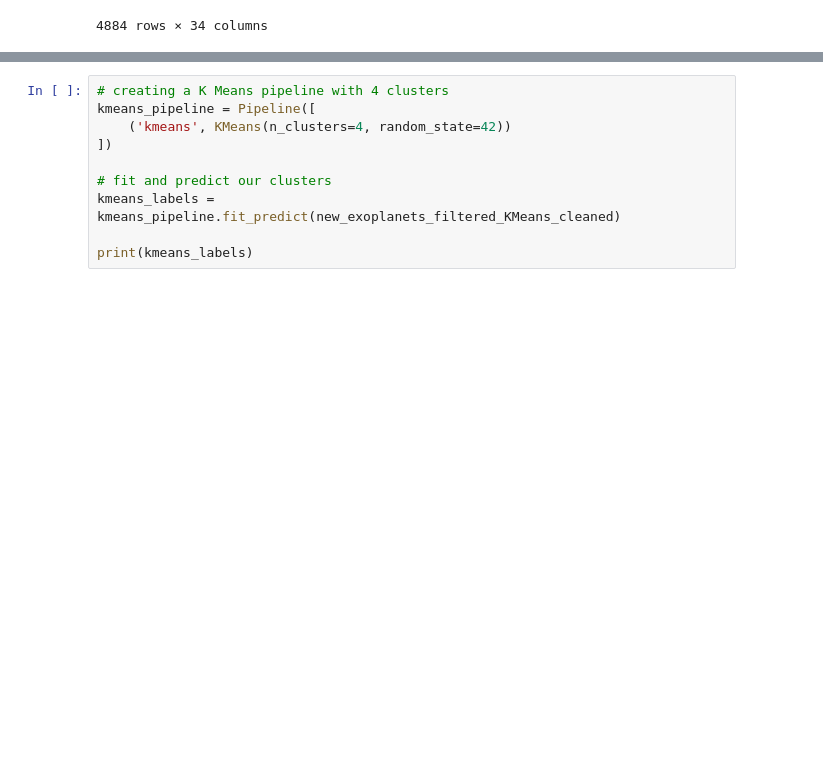
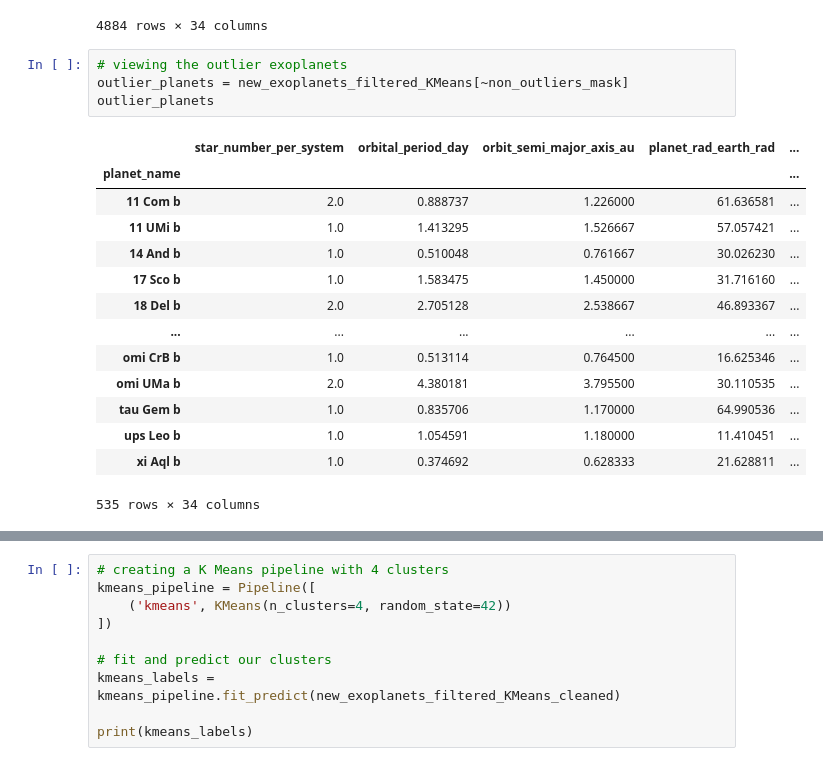
Before and after one commit to Graviton12/DS_Final_Project_SZM, a Jupyter notebook: Final Project Materials/DS_Predictive_Analysis_Model.ipynb, the cells around one changed output, grey strips where cells are left out. Cells and saved outputs as stored; diff of their text form; blank space fills up the shorter version.

```diff
--- a/Final Project Materials/DS_Predictive_Analysis_Model.ipynb
+++ b/Final Project Materials/DS_Predictive_Analysis_Model.ipynb
@@ -1495,3 +1495,22 @@ new_exoplanets_filtered_KMeans_cleaned
 | ups And c | 2.751375 | -0.013860 | -0.019050 | 1.491328 | ... |
 | ups And d | 2.751375 | -0.013669 | -0.002970 | 2.416165 | ... |
 4884 rows × 34 columns
+# %%
+# viewing the outlier exoplanets
+outlier_planets = new_exoplanets_filtered_KMeans[~non_outliers_mask]
+outlier_planets
+# %% [output]
+|  | star_number_per_system | orbital_period_day | orbit_semi_major_axis_au | planet_rad_earth_rad | ... |
+| planet_name |  |  |  |  | ... |
+| 11 Com b | 2.0 | 0.888737 | 1.226000 | 61.636581 | ... |
+| 11 UMi b | 1.0 | 1.413295 | 1.526667 | 57.057421 | ... |
+| 14 And b | 1.0 | 0.510048 | 0.761667 | 30.026230 | ... |
+| 17 Sco b | 1.0 | 1.583475 | 1.450000 | 31.716160 | ... |
+| 18 Del b | 2.0 | 2.705128 | 2.538667 | 46.893367 | ... |
+| ... | ... | ... | ... | ... | ... |
+| omi CrB b | 1.0 | 0.513114 | 0.764500 | 16.625346 | ... |
+| omi UMa b | 2.0 | 4.380181 | 3.795500 | 30.110535 | ... |
+| tau Gem b | 1.0 | 0.835706 | 1.170000 | 64.990536 | ... |
+| ups Leo b | 1.0 | 1.054591 | 1.180000 | 11.410451 | ... |
+| xi Aql b | 1.0 | 0.374692 | 0.628333 | 21.628811 | ... |
+535 rows × 34 columns
```
Also changed, not shown: parts of 2 cells of this notebook.
